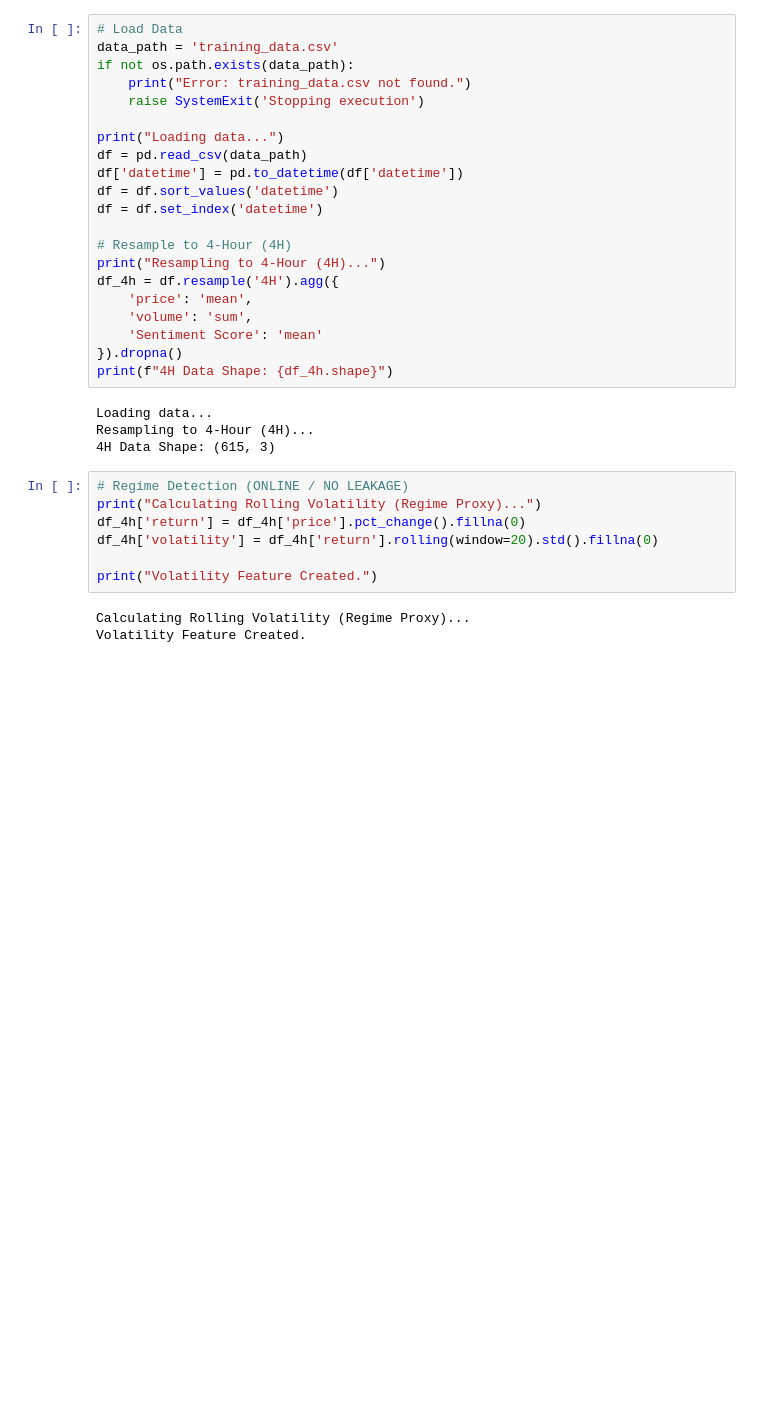
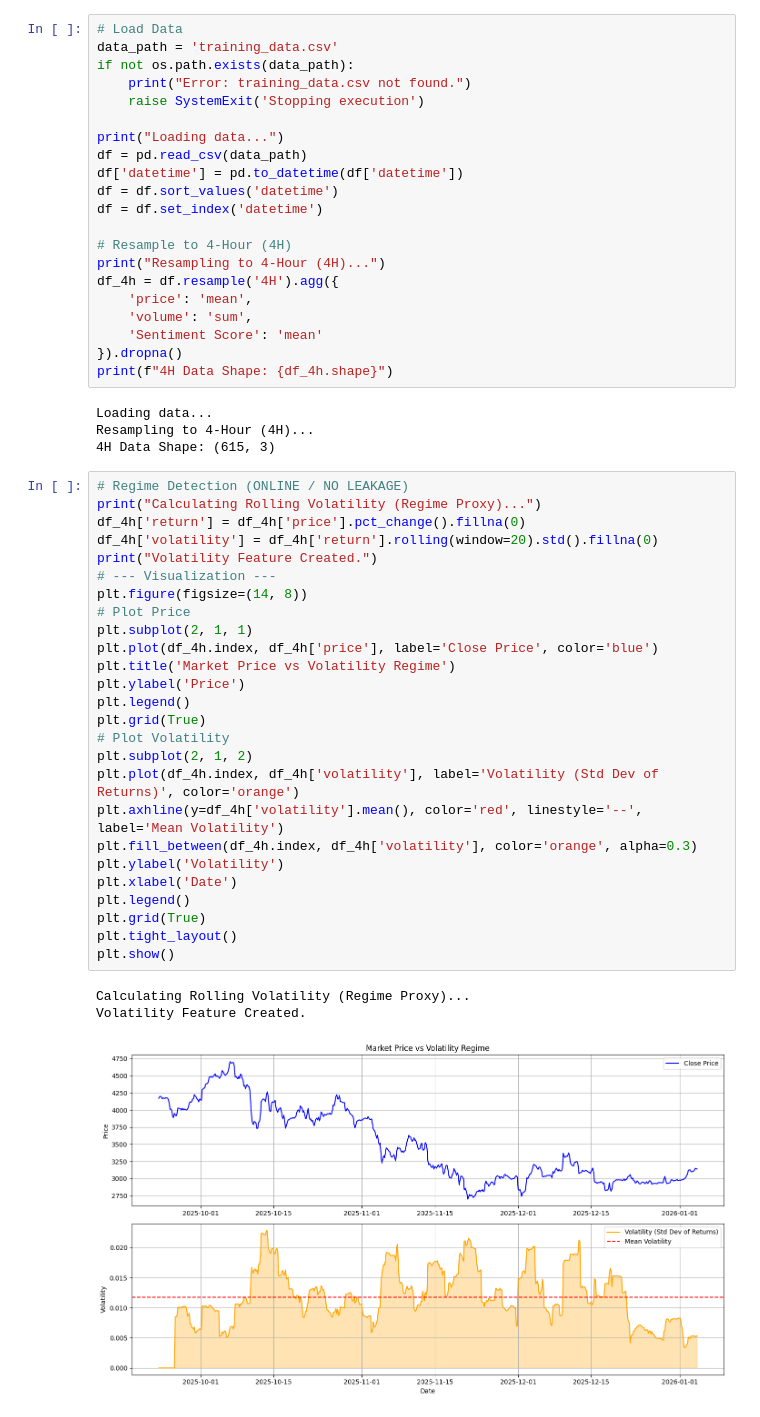
Before and after one commit to Arsyacoo/Artificial-Intellegence, a Jupyter notebook: Code/04_4H_data.ipynb, the cells around one changed output. Cells and saved outputs as stored; diff of their text form; blank space fills up the shorter version.

```diff
--- a/Code/04_4H_data.ipynb
+++ b/Code/04_4H_data.ipynb
@@ -51,16 +51,36 @@ print(f"4H Data Shape: {df_4h.shape}")
 Loading data...
 Resampling to 4-Hour (4H)...
 4H Data Shape: (615, 3)
-# %%
-# Regime Detection (ONLINE / NO LEAKAGE)
-print("Calculating Rolling Volatility (Regime Proxy)...")
-df_4h['return'] = df_4h['price'].pct_change().fillna(0)
-df_4h['volatility'] = df_4h['return'].rolling(window=20).std().fillna(0)
-
-print("Volatility Feature Created.")
-# %% [output]
-Calculating Rolling Volatility (Regime Proxy)...
-Volatility Feature Created.
+# %%
+# Regime Detection (ONLINE / NO LEAKAGE)
+print("Calculating Rolling Volatility (Regime Proxy)...")
+df_4h['return'] = df_4h['price'].pct_change().fillna(0)
+df_4h['volatility'] = df_4h['return'].rolling(window=20).std().fillna(0)
+print("Volatility Feature Created.")
+# --- Visualization ---
+plt.figure(figsize=(14, 8))
+# Plot Price
+plt.subplot(2, 1, 1)
+plt.plot(df_4h.index, df_4h['price'], label='Close Price', color='blue')
+plt.title('Market Price vs Volatility Regime')
+plt.ylabel('Price')
+plt.legend()
+plt.grid(True)
+# Plot Volatility
+plt.subplot(2, 1, 2)
+plt.plot(df_4h.index, df_4h['volatility'], label='Volatility (Std Dev of Returns)', color='orange')
+plt.axhline(y=df_4h['volatility'].mean(), color='red', linestyle='--', label='Mean Volatility')
+plt.fill_between(df_4h.index, df_4h['volatility'], color='orange', alpha=0.3)
+plt.ylabel('Volatility')
+plt.xlabel('Date')
+plt.legend()
+plt.grid(True)
+plt.tight_layout()
+plt.show()
+# %% [output]
+Calculating Rolling Volatility (Regime Proxy)...
+Volatility Feature Created.
+[figure, added]
 # %%
 # Feature Engineering
 # Features: Return, Volume, Sentiment, Volatility
```
Also changed, not shown: parts of 1 cell of this notebook, 6 other files.
